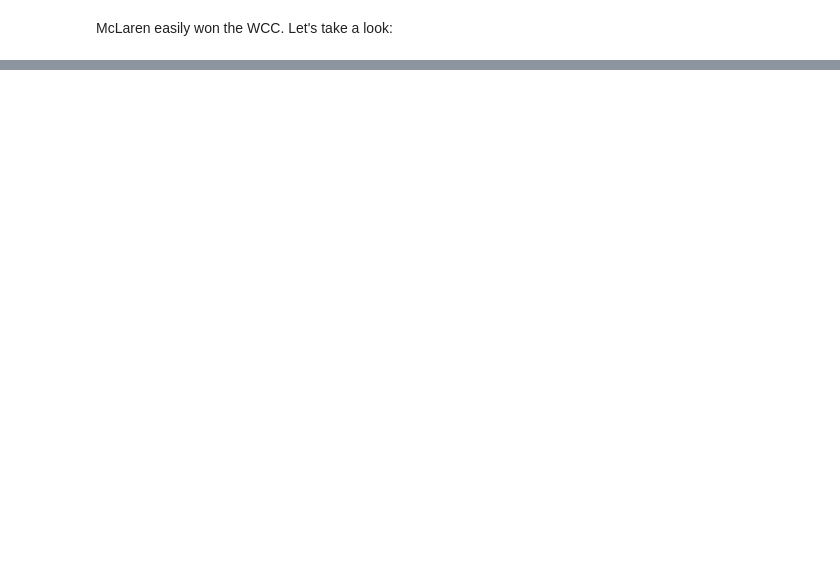
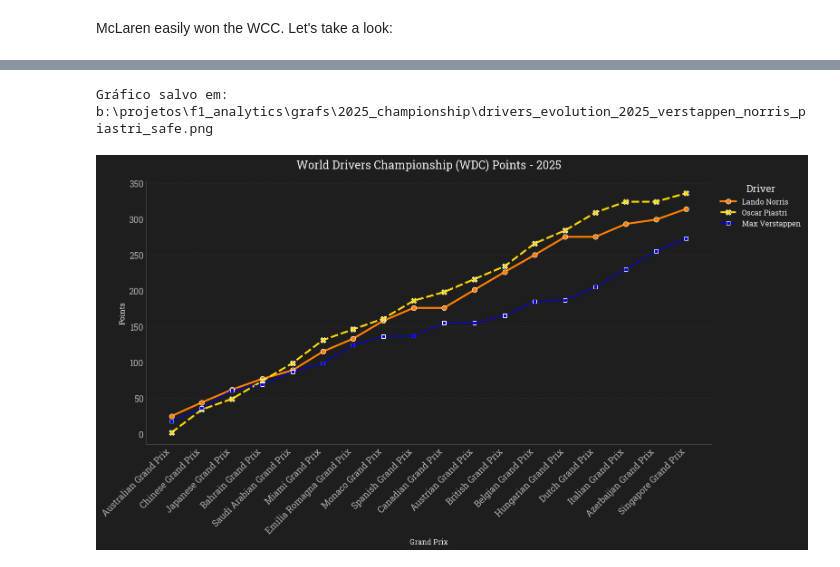
Before and after one commit to oaojVSM/f1_analytics, a Jupyter notebook: notebooks/2025_championship.ipynb, the cells around one changed output, grey strips where cells are left out. Drawn from its saved outputs; the diff is of its cells as text; code cells hidden in the pictures; blank space fills up the shorter version.

```diff
--- a/notebooks/2025_championship.ipynb
+++ b/notebooks/2025_championship.ipynb
@@ -76,0 +122,14 @@ fxns.plotar_evolucao_construtores(df_campeonato=df_wcc)
+# %%
+fxns.plot_wdc(
+    df_campeonato=df_wdc,
+    pilotos_destaque=[
+        'Max Verstappen',
+        'Lando Norris',
+        'Oscar Piastri'
+    ],
+    save_fig=True,
+    save_path='grafs/2025_championship'
+    )
+# %% [output]
+Gráfico salvo em: b:\projetos\f1_analytics\grafs\2025_championship\drivers_evolution_2025_verstappen_norris_piastri_safe.png
+[figure, added]
```
Also changed, not shown: parts of 9 cells of this notebook, 1 other file.
